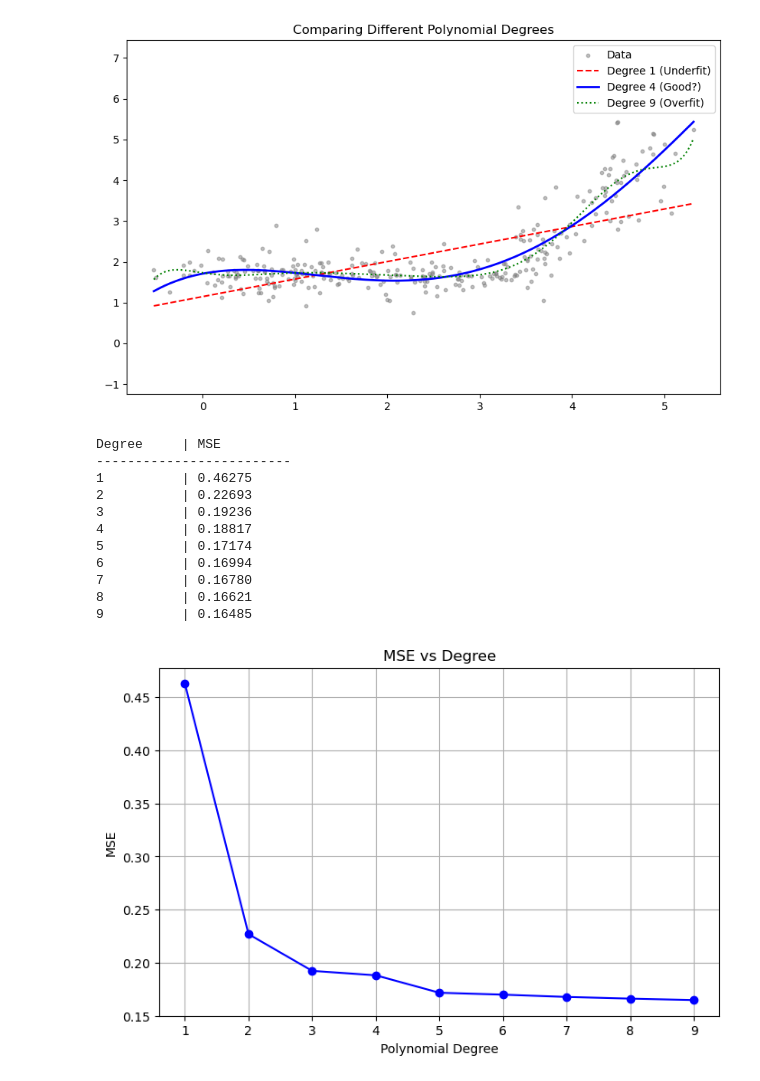
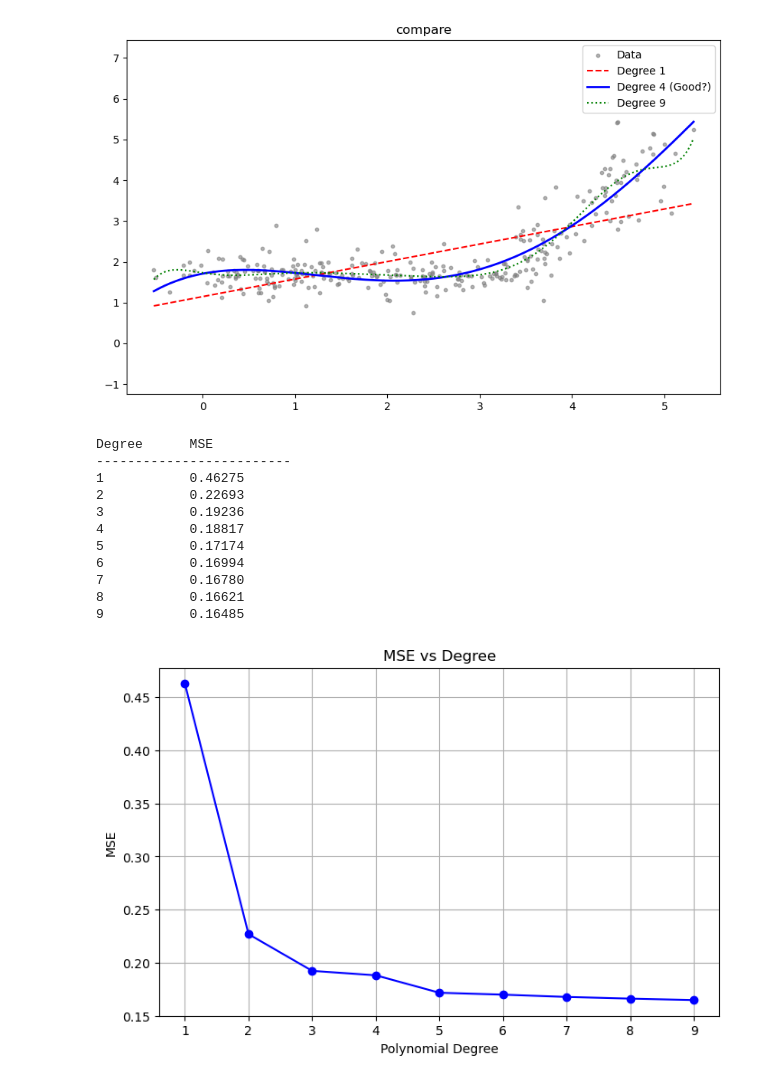
Before and after one commit to Xander-26Code/finalprojectge, a Jupyter notebook: task2.ipynb, the cells around one changed output. Cells and saved outputs as stored; diff of their text form; code cells hidden in the pictures.

```diff
--- a/task2.ipynb
+++ b/task2.ipynb
@@ -11,64 +12,55 @@ y = df['y'].values
 # %%
 # *p 表示接受任意多个参数，这样我们可以用同一个函数处理不同的 degree
 def poly_model(x, *p):
-    # np.polyval 计算多项式的值: p[0]*x^n + p[1]*x^(n-1) + ...
+    # np.polyval 计算多项式的值
     return np.polyval(p, x)
 
 degrees = range(1, 10)
 mse_list = []
-models = {} # 存一下模型，方便后面画图用
+models = {} # 存一下模型系数，方便后面画图用
 
 # 循环 1 到 9 次，计算每个degree的模型
 for deg in degrees:
-    # 初始猜测值 (Initial guess)
-    # deg次多项式有 deg+1 个系数。我们全猜 1.0
-    p0 = [1.0] * (deg + 1)
-
-    # 使用 curve_fit 算系数
-    # poly_model 是我们的函数，x, y 是数据，p0 决定了参数个数
+    p0 = [1.0] * (deg + 1) # 暂时设p0全为1.0
     popt, pcov = curve_fit(poly_model, x, y, p0=p0)
-
-    # 把这个训练好的模型存起来
-    # lambda 表达式创建一个可以直接调用的函数
-    models[deg] = lambda x_val, p=popt: poly_model(x_val, *p)
-
-    # 算一下误差 MSE
+    models[deg] = popt
+    # 算一下MSE
     y_pred = poly_model(x, *popt)
     mse = np.mean((y - y_pred)**2)
     mse_list.append(mse)
 # %%
 # ---------------------------------------------------------
 # 3. 可视化对比 (Task 2 & Fig 1)
 # ---------------------------------------------------------
-# 我们挑几个典型的 degree 画在图上，比如 1, 4, 9
+# 我们挑几个典型的 degree 画在图上，比如 1, 4, 9,来看看效果
 
 x_line = np.linspace(min(x), max(x), 200)
 
 plt.figure(figsize=(10, 6))
-plt.scatter(x, y, s=10, color='gray', alpha=0.5, label='Data')
+plt.scatter(x, y, s=10, color='gray', alpha=0.6, label='Data')
 
 # 画出 Degree 1, 4, 9 的曲线
-plt.plot(x_line, models[1](x_line), 'r--', label='Degree 1 (Underfit)')
-plt.plot(x_line, models[4](x_line), 'b-', linewidth=2, label='Degree 4 (Good?)')
-plt.plot(x_line, models[9](x_line), 'g:', label='Degree 9 (Overfit)')
+# 使用 *models[deg] 把存好的系数传进去
+plt.plot(x_line, poly_model(x_line, *models[1]), 'r--', label='Degree 1')
+plt.plot(x_line, poly_model(x_line, *models[4]), 'b-', linewidth=2, label='Degree 4 (Good?)')
+plt.plot(x_line, poly_model(x_line, *models[9]), 'g:', label='Degree 9 ')
 
-plt.title('Comparing Different Polynomial Degrees')
+plt.title('compare')
 plt.legend()
 plt.ylim(min(y)-2, max(y)+2)
 plt.show()
 # %% [output]
-[figure, old version]
+[figure, new version]
 # %%
 # ---------------------------------------------------------
 # 4. 验证与表格 (Verification & Fig 2)
 # ---------------------------------------------------------
-# 打印 MSE 表格
-print(f"{'Degree':<10} | {'MSE':<10}")
+#验证
+print(f"{'Degree':<10}  {'MSE':<10}")
 print("-"*25)
 for i in range(len(degrees)):
-    print(f"{degrees[i]:<10} | {mse_list[i]:.5f}")
+    print(f"{degrees[i]:<10}  {mse_list[i]:.5f}")
 
-# 画 MSE 图
 plt.figure(figsize=(8, 5))
 plt.plot(degrees, mse_list, 'bo-')
 plt.xlabel('Polynomial Degree')
@@ -77,16 +69,16 @@ plt.title('MSE vs Degree')
 plt.grid(True)
 plt.show()
 # %% [output]
-Degree     | MSE
+Degree      MSE
 -------------------------
-1          | 0.46275
-2          | 0.22693
-3          | 0.19236
-4          | 0.18817
-5          | 0.17174
-6          | 0.16994
-7          | 0.16780
-8          | 0.16621
-9          | 0.16485
+1           0.46275
+2           0.22693
+3           0.19236
+4           0.18817
+5           0.17174
+6           0.16994
+7           0.16780
+8           0.16621
+9           0.16485
 [figure]
 # %%
```
Also changed, not shown: parts of 3 cells of this notebook.
